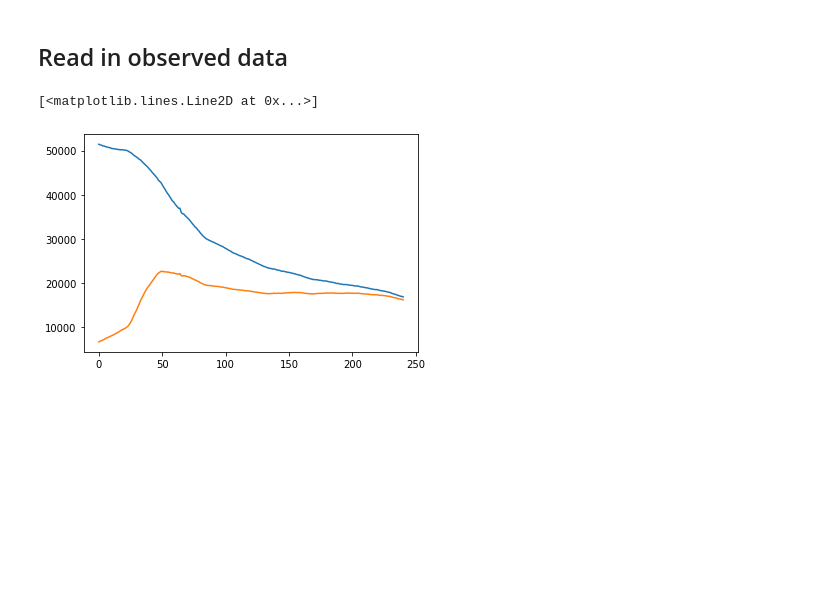
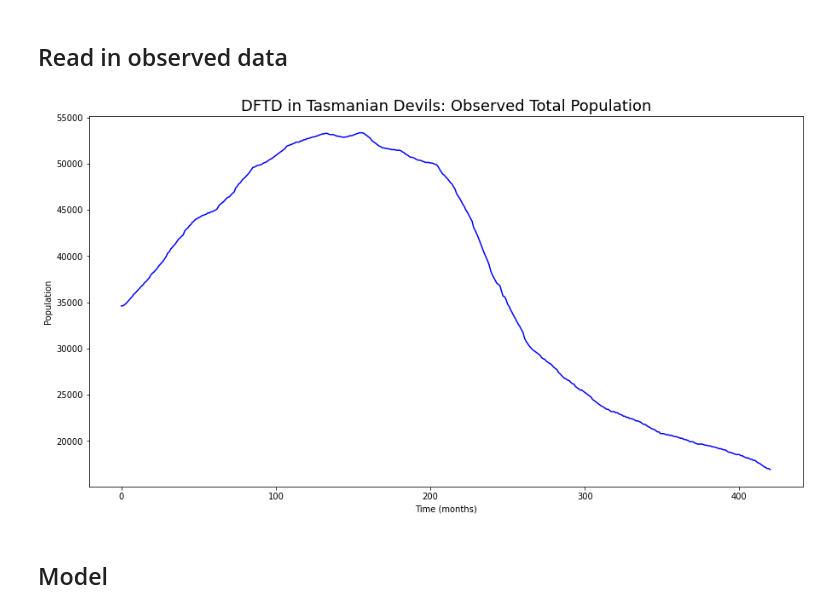
Before and after one commit to StochSS/devils_dftd_modeling, a Jupyter notebook: dftd-param-approximation.ipynb, the cells around one changed output. Saved outputs shown, nothing was run; the diff lists cells and outputs as text; code cells hidden in the pictures; blank space fills up the shorter version.

```diff
--- a/dftd-param-approximation.ipynb
+++ b/dftd-param-approximation.ipynb
@@ -100,7 +25,18 @@ dfdt_pop = devil_pop * dfdt_concentration
-# %%
-plt.plot(range(0,len(devil_pop)), devil_pop)
-plt.plot(range(0,len(dfdt_pop)), dfdt_pop)
-# plt.plot(model.tspan, dfdt_pop[140:200])
-# %% [output]
-[<matplotlib.lines.Line2D at 0x...>]
-[figure, removed]
+# %%
+# pop_data = pd.read_csv('../year_data/devil_data_v2.csv')
+pop_data = pd.read_csv('month_data/Devils_Dataset__Population_1985-2020.csv')
+
+devil_pop = np.array(pop_data['Population'].iloc[:].values)
+
+obs = np.vstack([devil_pop]).reshape(1, 1, -1)
+# print(obs)
+# %%
+plt.figure(figsize=[15, 8])
+plt.title("DFTD in Tasmanian Devils: Observed Total Population", fontsize=18)
+plt.xlabel("Time (months)")
+plt.ylabel("Population")
+_ = plt.plot(range(len(devil_pop)), devil_pop, 'b', label='Observed Total')
+# %% [output]
+[figure, added]
+# %% [markdown]
+## Model
```
Also changed, not shown: parts of 25 cells of this notebook, 2 other files.
